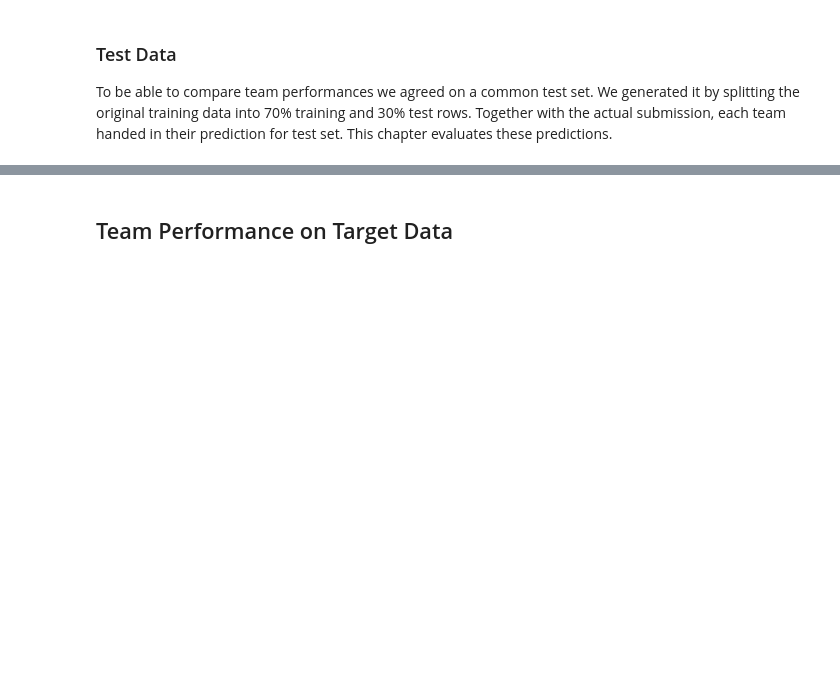
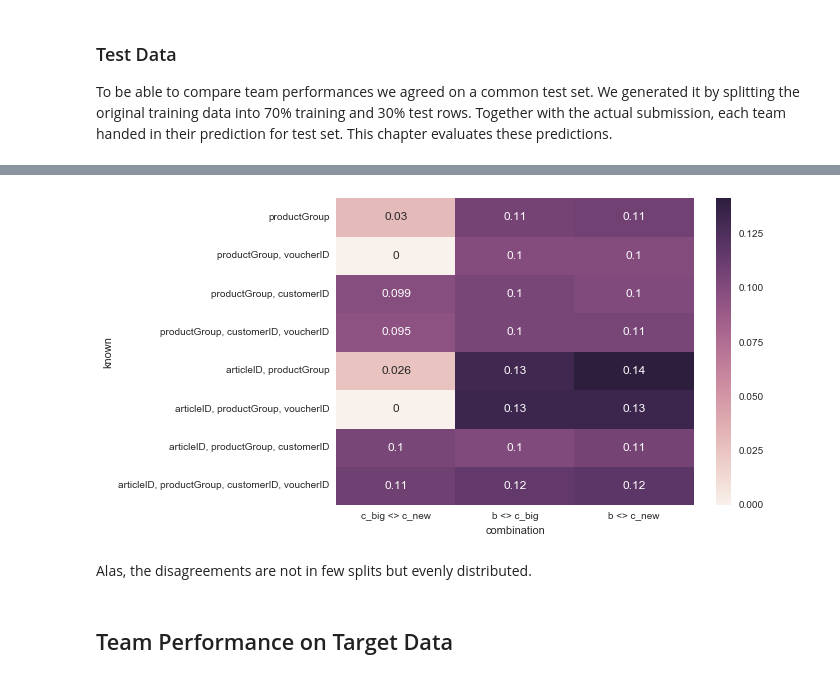
Before and after one commit to busfahren/dmc-results, a Jupyter notebook: merge.ipynb, the cells around one changed output, grey strips where cells are left out. Cells and saved outputs as stored; diff of their text form; code cells hidden in the pictures; blank space fills up the shorter version.

```diff
--- a/merge.ipynb
+++ b/merge.ipynb
@@ -49,3 +63,11 @@ df2 = load.prediction(team2)
+# %%
+split_differences = merge.distinct_split_predictions()
+# %%
+ax = sns.heatmap(split_differences.ix[4:, ['c_big <> c_new', 'b <> c_big', 'b <> c_new']], annot=True)
+# %% [output]
+[figure, added]
+# %% [markdown]
+Alas, the disagreements are not in few splits but evenly distributed.
 # %% [markdown]
 ## Team Performance on Target Data
 # %% [markdown]
```
Also changed, not shown: parts of 22 cells of this notebook, 2 other files.
